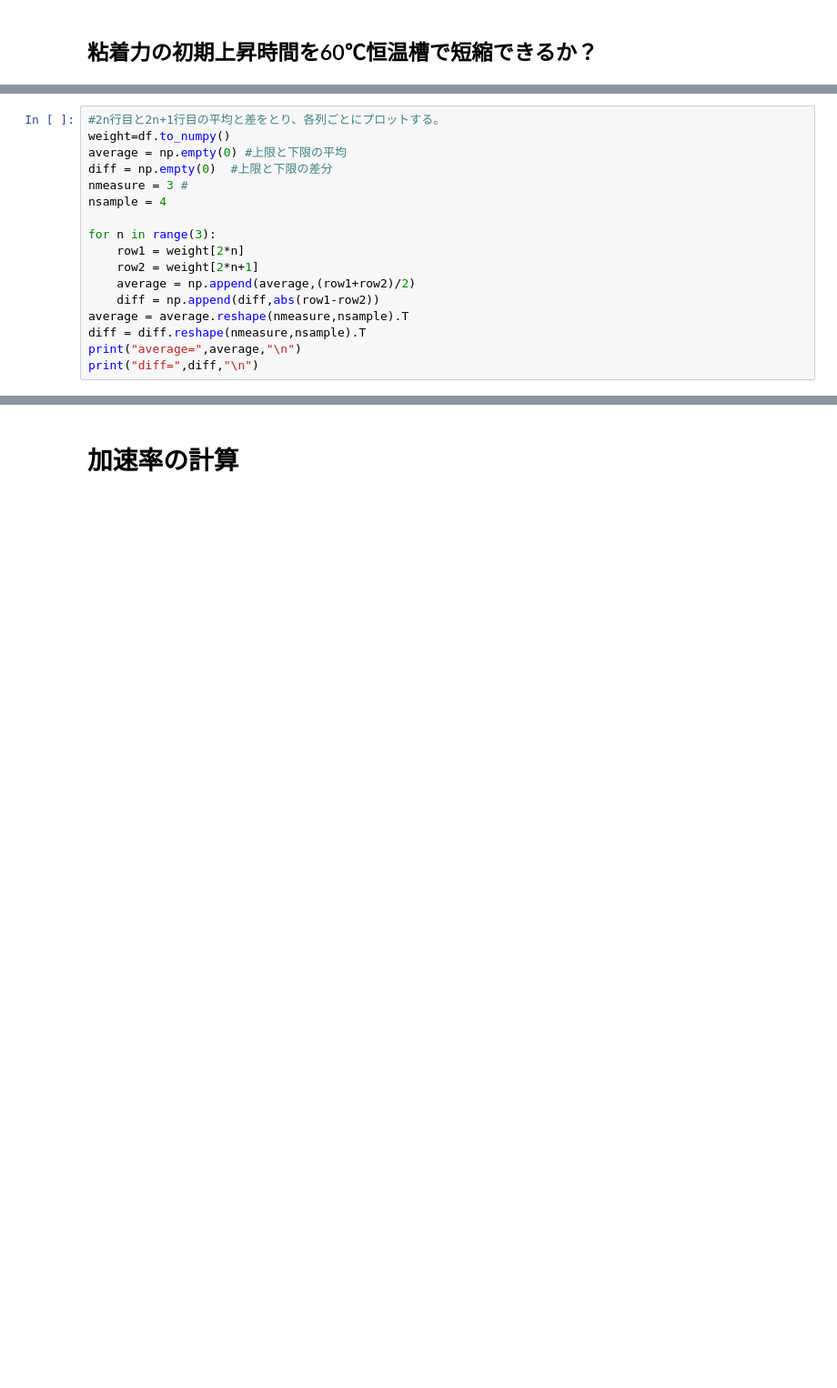
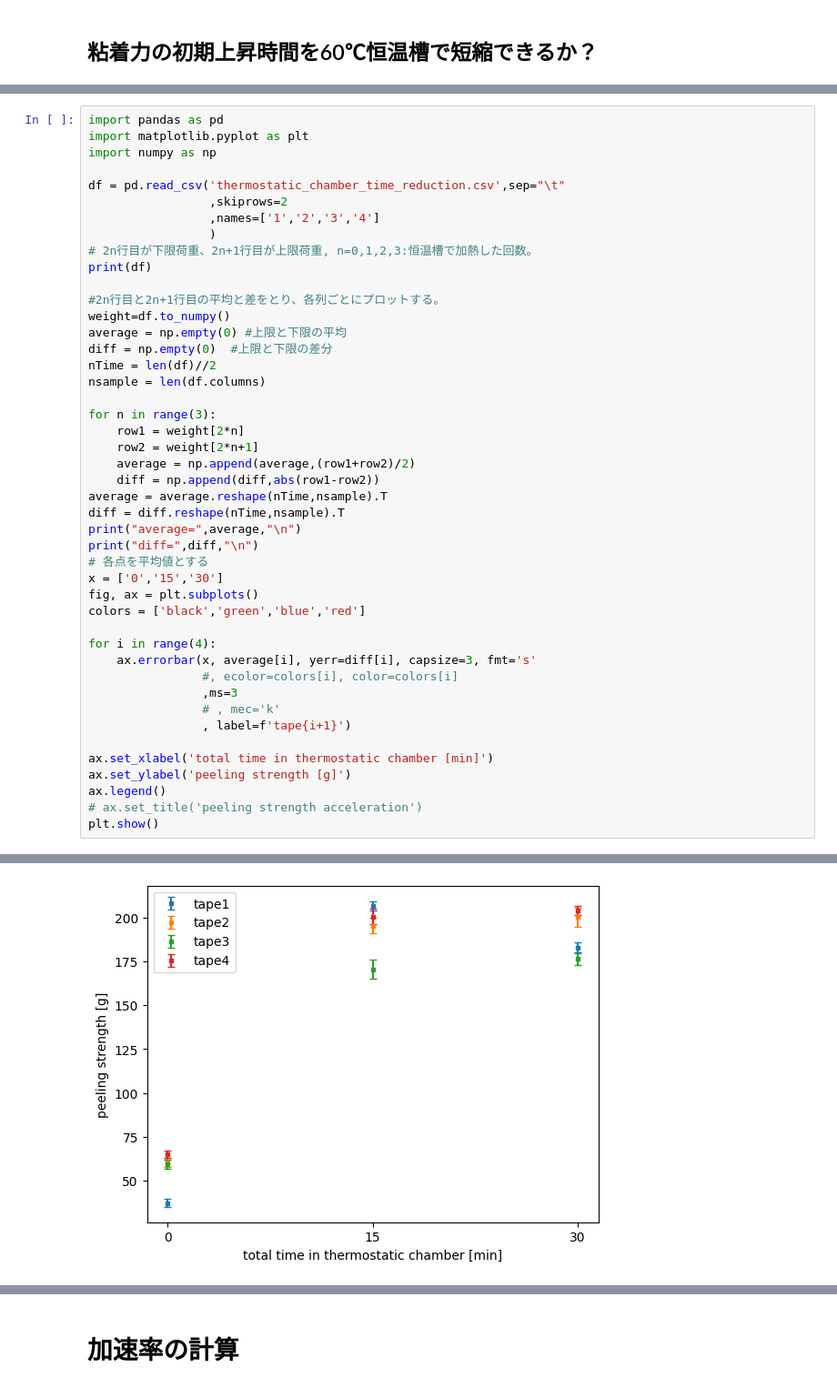
Before and after one commit to Dwaka-epx/Python-codes, a Jupyter notebook: tape/adhesive_accel.ipynb, the cells around one changed output, grey strips where cells are left out. Shown at 91% size. Saved outputs shown, nothing was run; the diff lists cells and outputs as text; blank space fills up the shorter version.

```diff
--- a/tape/adhesive_accel.ipynb
+++ b/tape/adhesive_accel.ipynb
@@ -24,18 +7,46 @@ print(df)
 # %%
+import pandas as pd
+import matplotlib.pyplot as plt
+import numpy as np
+
+df = pd.read_csv('thermostatic_chamber_time_reduction.csv',sep="\t"
+                 ,skiprows=2
+                 ,names=['1','2','3','4']
+                 )
+# 2n行目が下限荷重、2n+1行目が上限荷重, n=0,1,2,3:恒温槽で加熱した回数。
+print(df)
+
 #2n行目と2n+1行目の平均と差をとり、各列ごとにプロットする。
 weight=df.to_numpy()
 average = np.empty(0) #上限と下限の平均
 diff = np.empty(0)  #上限と下限の差分
-nmeasure = 3 #
-nsample = 4
+nTime = len(df)//2
+nsample = len(df.columns)
 
 for n in range(3):
     row1 = weight[2*n]
     row2 = weight[2*n+1]
     average = np.append(average,(row1+row2)/2)
     diff = np.append(diff,abs(row1-row2))
-average = average.reshape(nmeasure,nsample).T
-diff = diff.reshape(nmeasure,nsample).T
+average = average.reshape(nTime,nsample).T
+diff = diff.reshape(nTime,nsample).T
 print("average=",average,"\n")
 print("diff=",diff,"\n")
+# 各点を平均値とする
+x = ['0','15','30']
+fig, ax = plt.subplots()
+colors = ['black','green','blue','red']
+
+for i in range(4):
+    ax.errorbar(x, average[i], yerr=diff[i], capsize=3, fmt='s'
+                #, ecolor=colors[i], color=colors[i]
+              	,ms=3
+                # , mec='k'
+                , label=f'tape{i+1}')
+
+ax.set_xlabel('total time in thermostatic chamber [min]')
+ax.set_ylabel('peeling strength [g]')
+ax.legend()
+# ax.set_title('peeling strength acceleration')
+plt.show()
 # %% [output]
@@ -42,9 +60,10 @@ print("diff=",diff,"\n")
 average= [[ 37.285 206.5   182.87 ]
  [ 60.39  195.34  200.165]
  [ 59.365 170.395 176.395]
  [ 65.015 200.57  204.135]]
 
 diff= [[2.29 2.68 2.96]
  [2.76 4.34 5.33]
  [2.71 5.39 3.39]
  [1.89 4.52 2.61]]
+[figure, added]
```
Also changed, not shown: parts of 7 cells of this notebook, 10 other files.
